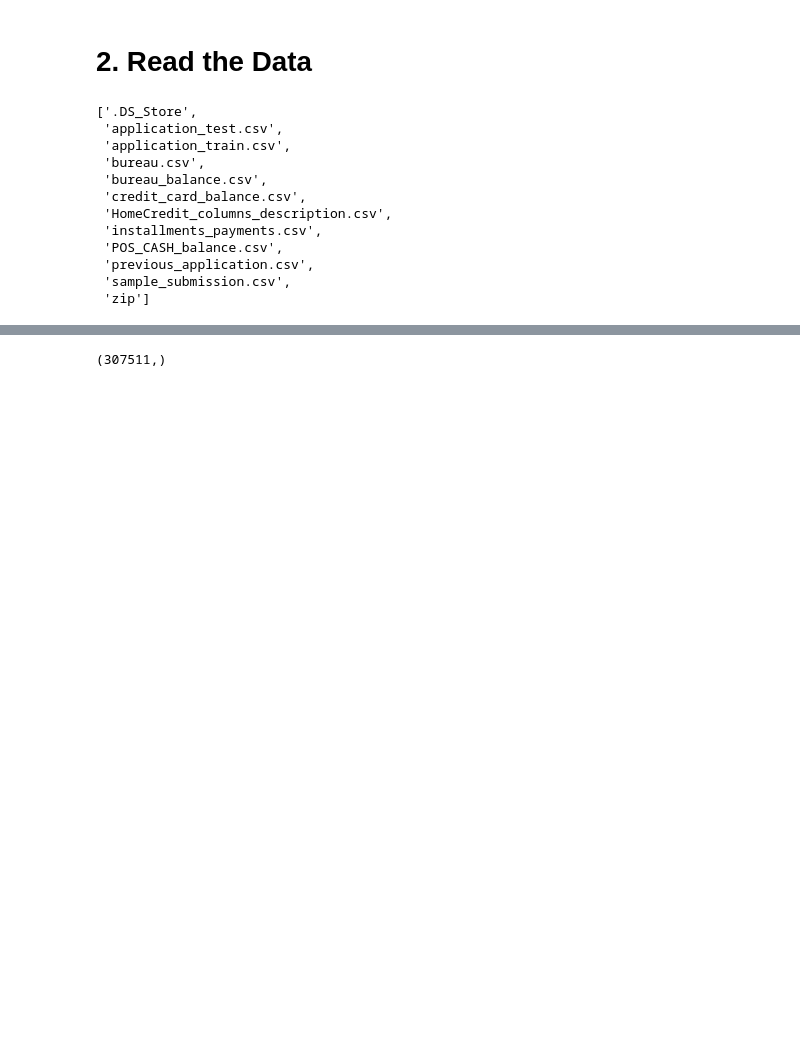
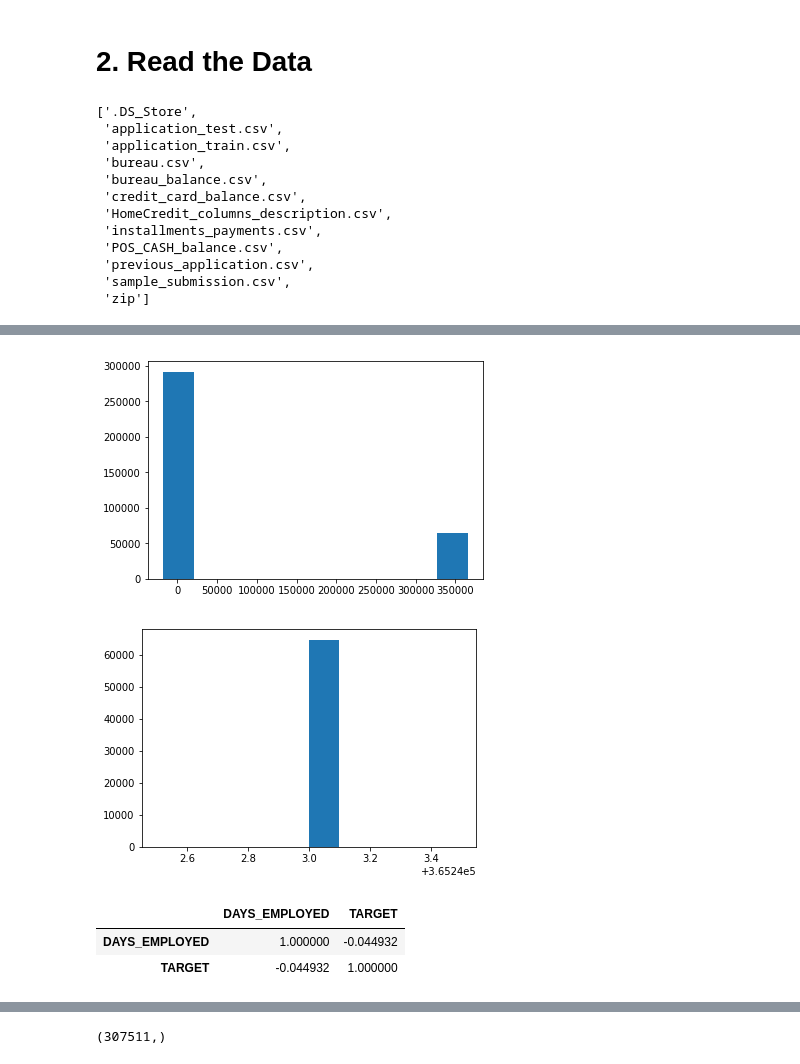
Before and after one commit to zhengrui315/Kaggle-Home-Credit-Default-Risk, a Jupyter notebook: Home Credit Default Risk.ipynb, the cells around one changed output, grey strips where cells are left out. Drawn from its saved outputs; the diff is of its cells as text; code cells hidden in the pictures; blank space fills up the shorter version.

```diff
--- a/Home Credit Default Risk.ipynb
+++ b/Home Credit Default Risk.ipynb
@@ -219,0 +193,15 @@ keep_attributes = train_missing[train_missing['Fraction'] < 30].drop('TARGET',ax
+# %%
+plt.hist(data['DAYS_EMPLOYED'])
+plt.show()
+plt.hist(data['DAYS_EMPLOYED'][data['DAYS_EMPLOYED']>356*100])
+plt.show()
+# %% [output]
+[figure, added]
+[figure, added]
+# %%
+corr2 = app_train_raw[['DAYS_EMPLOYED','TARGET']].corr()
+corr2
+# %% [output]
+|  | DAYS_EMPLOYED | TARGET |
+| DAYS_EMPLOYED | 1.000000 | -0.044932 |
+| TARGET | -0.044932 | 1.000000 |
```
Also changed, not shown: parts of 145 cells of this notebook, 1 other file.
